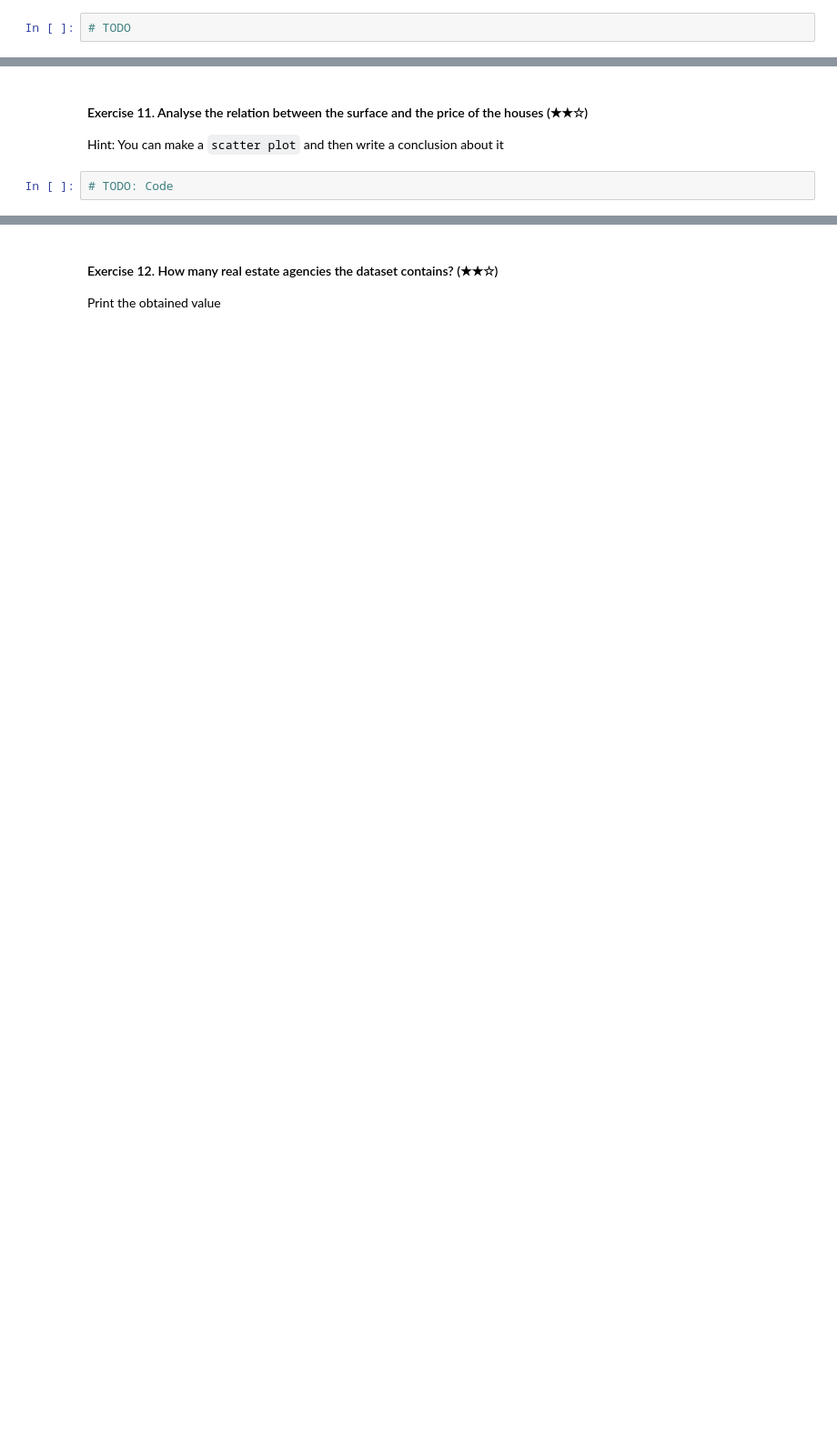
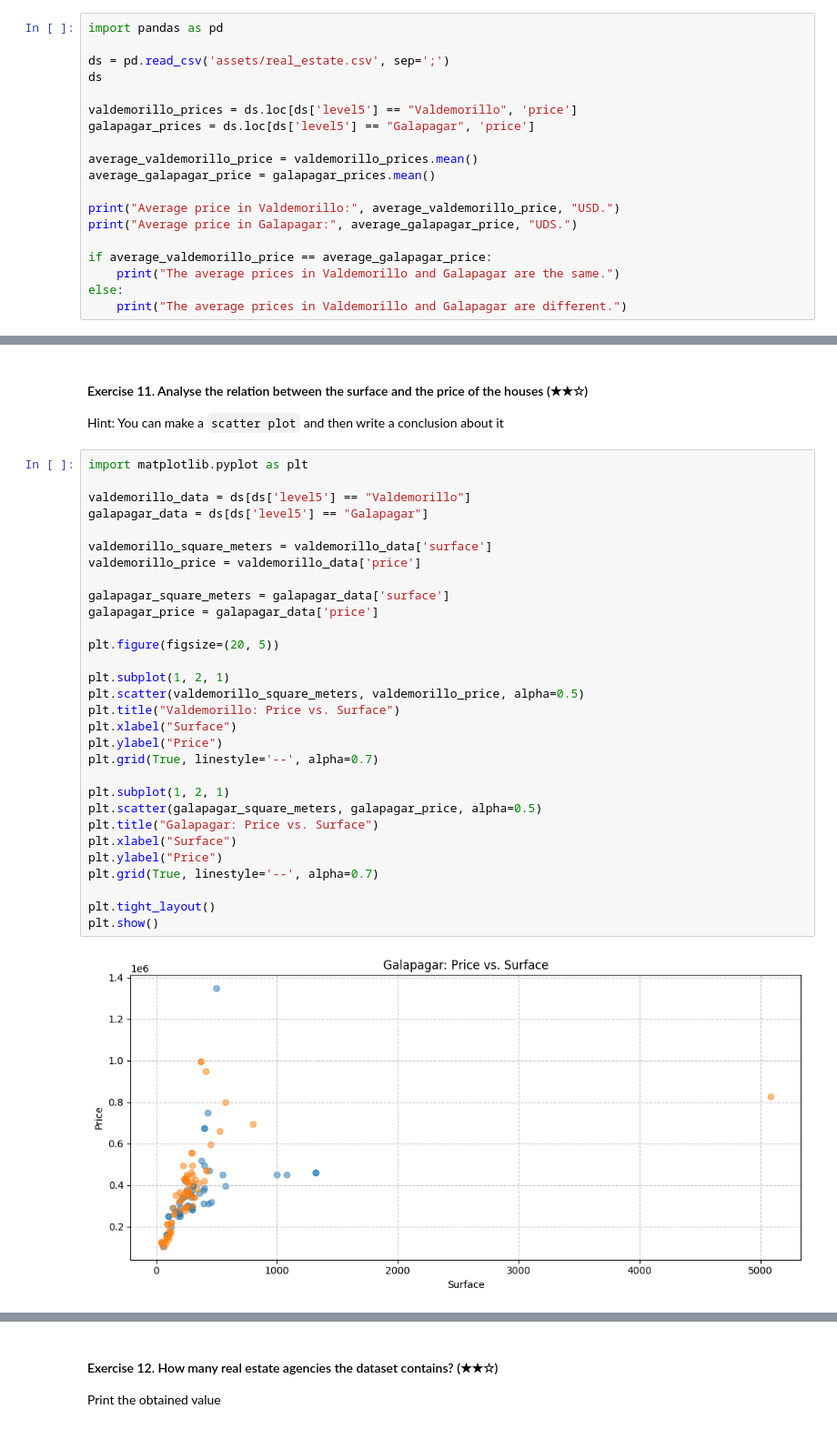
Before and after one commit to 4GeeksAcademy/realestate-datacleanup-exercise, a Jupyter notebook: Ricardo/project.ipynb, the cells around one changed output, grey strips where cells are left out. Shown at 91% size. Drawn from its saved outputs; the diff is of its cells as text; blank space fills up the shorter version.

```diff
--- a/Ricardo/project.ipynb
+++ b/Ricardo/project.ipynb
@@ -101,4 +170,21 @@ Print the histogram of the prices and write in the Markdown cell a brief analysi
 
 Print the both average prices and then write a conclusion about them
 # %%
-# TODO
+import pandas as pd
+
+ds = pd.read_csv('assets/real_estate.csv', sep=';')
+ds
+
+valdemorillo_prices = ds.loc[ds['level5'] == "Valdemorillo", 'price']
+galapagar_prices = ds.loc[ds['level5'] == "Galapagar", 'price']
+
+average_valdemorillo_price = valdemorillo_prices.mean()
+average_galapagar_price = galapagar_prices.mean()
+
+print("Average price in Valdemorillo:", average_valdemorillo_price, "USD.")
+print("Average price in Galapagar:", average_galapagar_price, "UDS.")
+
+if average_valdemorillo_price == average_galapagar_price:
+    print("The average prices in Valdemorillo and Galapagar are the same.")
+else:
+    print("The average prices in Valdemorillo and Galapagar are different.")
@@ -115,5 +226,35 @@ Hint: Create a new column called `pps` (price per square) and then analyse the v
 
 Hint: You can make a `scatter plot` and then write a conclusion about it
 # %%
-# TODO: Code
+import matplotlib.pyplot as plt
+
+valdemorillo_data = ds[ds['level5'] == "Valdemorillo"]
+galapagar_data = ds[ds['level5'] == "Galapagar"]
+
+valdemorillo_square_meters = valdemorillo_data['surface']
+valdemorillo_price = valdemorillo_data['price']
+
+galapagar_square_meters = galapagar_data['surface']
+galapagar_price = galapagar_data['price']
+
+plt.figure(figsize=(20, 5))
+
+plt.subplot(1, 2, 1)
+plt.scatter(valdemorillo_square_meters, valdemorillo_price, alpha=0.5)
+plt.title("Valdemorillo: Price vs. Surface")
+plt.xlabel("Surface")
+plt.ylabel("Price")
+plt.grid(True, linestyle='--', alpha=0.7)
+
+plt.subplot(1, 2, 1)
+plt.scatter(galapagar_square_meters, galapagar_price, alpha=0.5)
+plt.title("Galapagar: Price vs. Surface")
+plt.xlabel("Surface")
+plt.ylabel("Price")
+plt.grid(True, linestyle='--', alpha=0.7)
+
+plt.tight_layout()
+plt.show()
+# %% [output]
+[figure, added]
 # %% [markdown]
```
Also changed, not shown: parts of 30 cells of this notebook.
